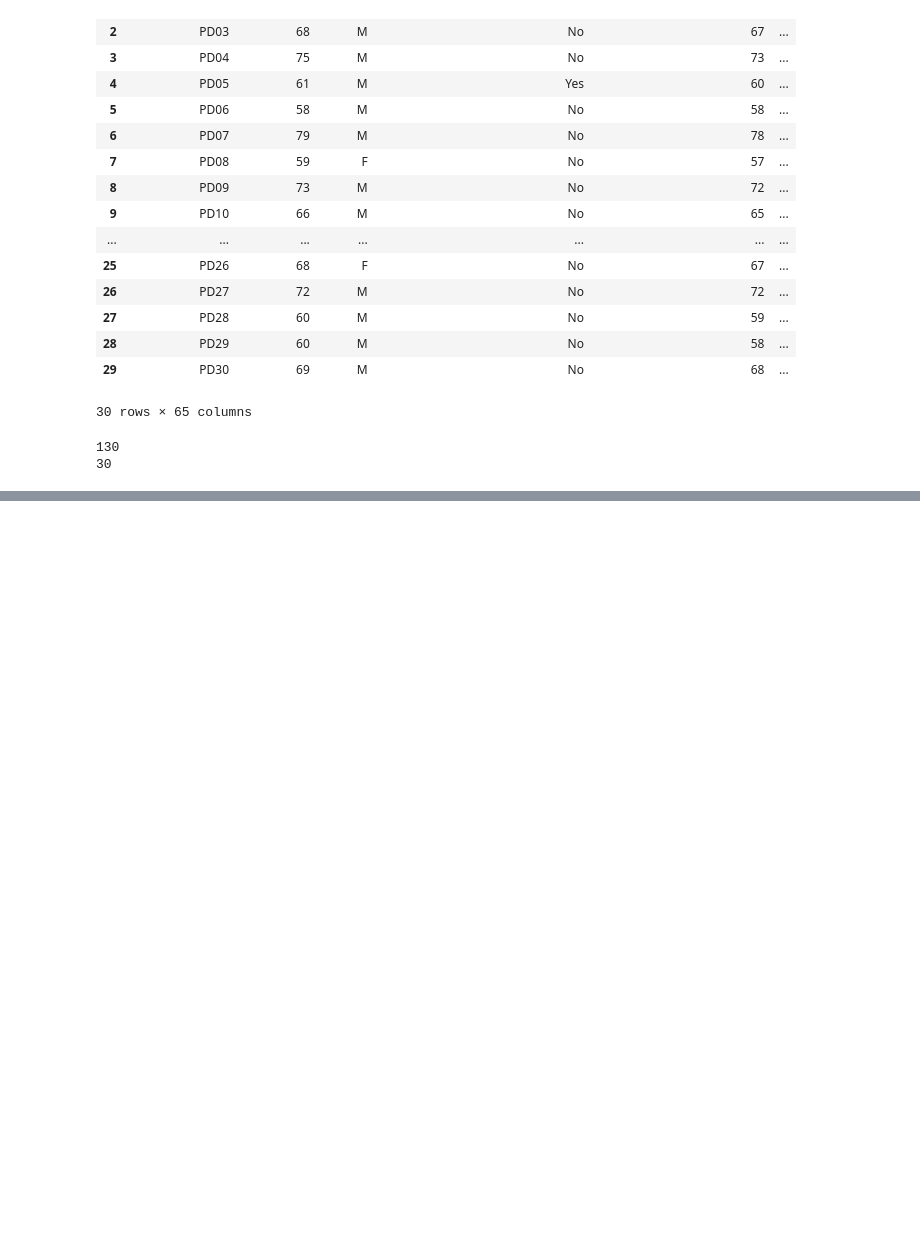
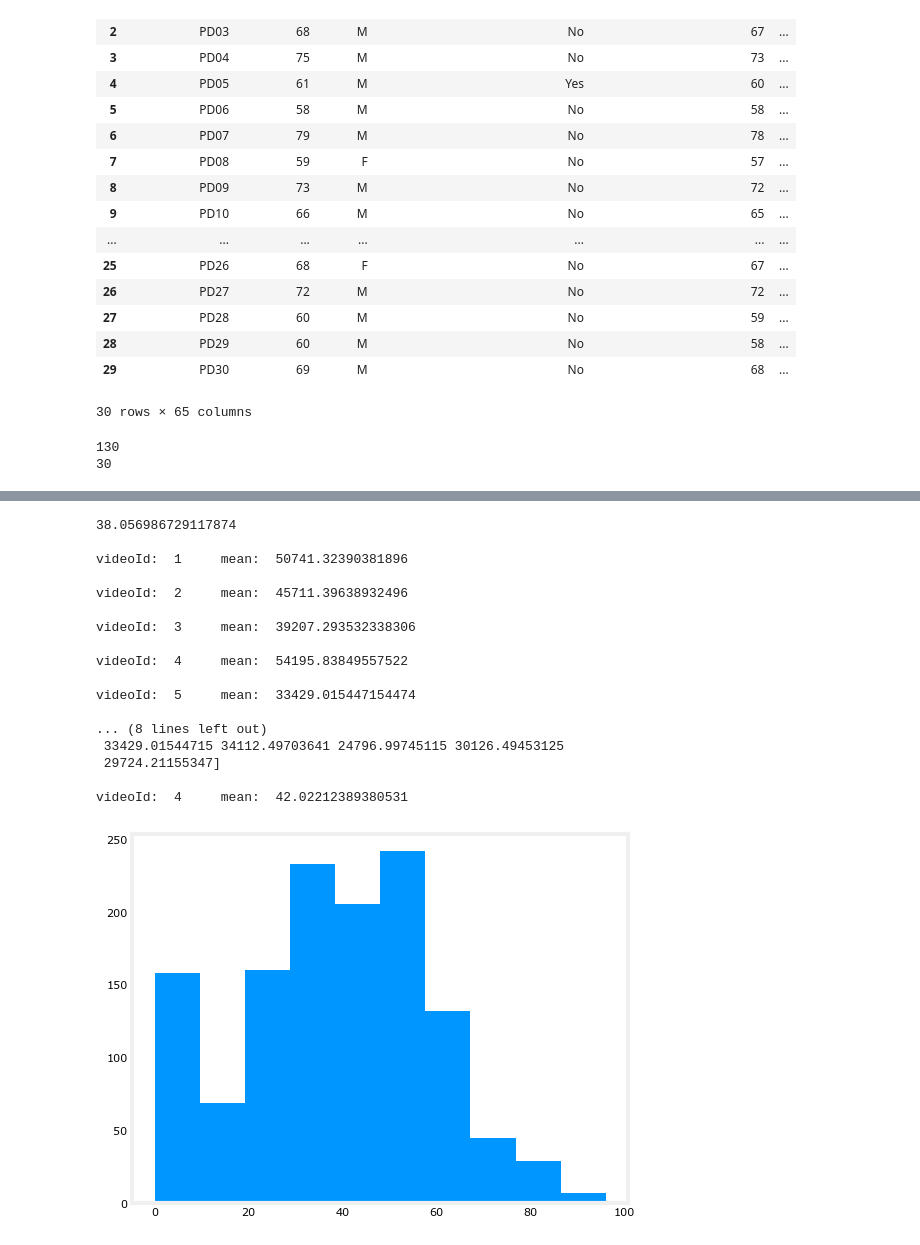
Before and after one commit to ivonnerubio/Supervised_Learning, a Jupyter notebook: sandbox.ipynb, the cells around one changed output, grey strips where cells are left out. Drawn from its saved outputs; the diff is of its cells as text; code cells hidden in the pictures; blank space fills up the shorter version.

```diff
--- a/sandbox.ipynb
+++ b/sandbox.ipynb
@@ -144,0 +242,3 @@ compute_cost(x_train,y_train,150,100)
+# %%
+aData = pd.read_csv("data/EEG_data.csv")
+aData
@@ -144,0 +259,67 @@ compute_cost(x_train,y_train,150,100)
+# %%
+# condition = aData[:, 1] == 0.0
+# condition
+
+# Choose entries with id p01
+df_0 = aData[aData['VideoID'] == 9]
+df_0
+
+df_0_Attention = np.array(df_0['Attention'])
+df_0_AttentionAverage = np.mean(df_0_Attention)
+
+plt.hist(df_0_Attention)
+print(df_0_AttentionAverage)
+
+attentionArrayMean = np.array([])
+
+videoId = 1
+while videoId <=9:
+    arr = aData[aData['VideoID'] == videoId]
+    arrC = np.array(arr['Beta2'])
+    mean = np.average(arrC)
+    print("\nvideoId: ",videoId, "\tmean: ", mean)
+    attentionArrayMean = np.append(attentionArrayMean,mean)
+    videoId+=1
+
+
+print(attentionArrayMean)
+
+xvdeii = 4
+arr = aData[aData['VideoID'] == xvdeii]
+arrC = np.array(arr['Attention'])
+mean = np.average(arrC)
+print("\nvideoId: ",xvdeii, "\tmean: ", mean)
+
+#plt.boxplot(df_0_Attention)
+#plt.show()
+
+# print(df_0_Attention)
+
+
+
+# ax = np.array(df_0['VideoID'])
+
+
+
+# ay = np.array(df_0['Delta'])
+
+#plt.scatter(ax,ay)
+# %% [output]
+38.056986729117874
+
+videoId:  1     mean:  50741.32390381896
+
+videoId:  2     mean:  45711.39638932496
+
+videoId:  3     mean:  39207.293532338306
+
+videoId:  4     mean:  54195.83849557522
+
+videoId:  5     mean:  33429.015447154474
+
+... (8 lines left out)
+ 33429.01544715 34112.49703641 24796.99745115 30126.49453125
+ 29724.21155347]
+
+videoId:  4     mean:  42.02212389380531
+[figure, added]
```
Also changed, not shown: parts of 20 cells of this notebook, 7 other files.
